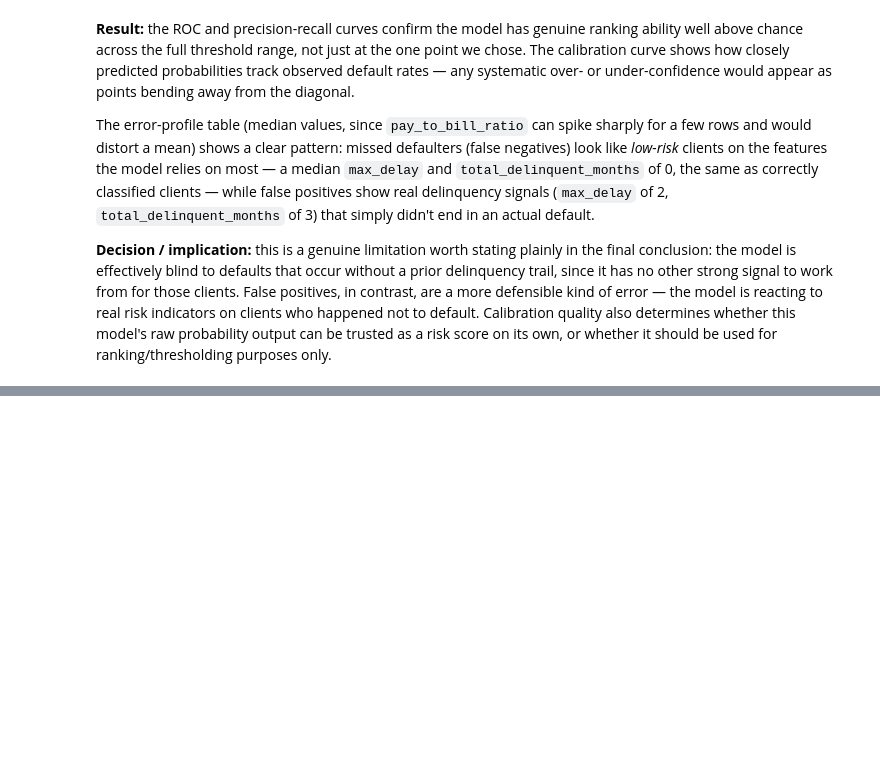
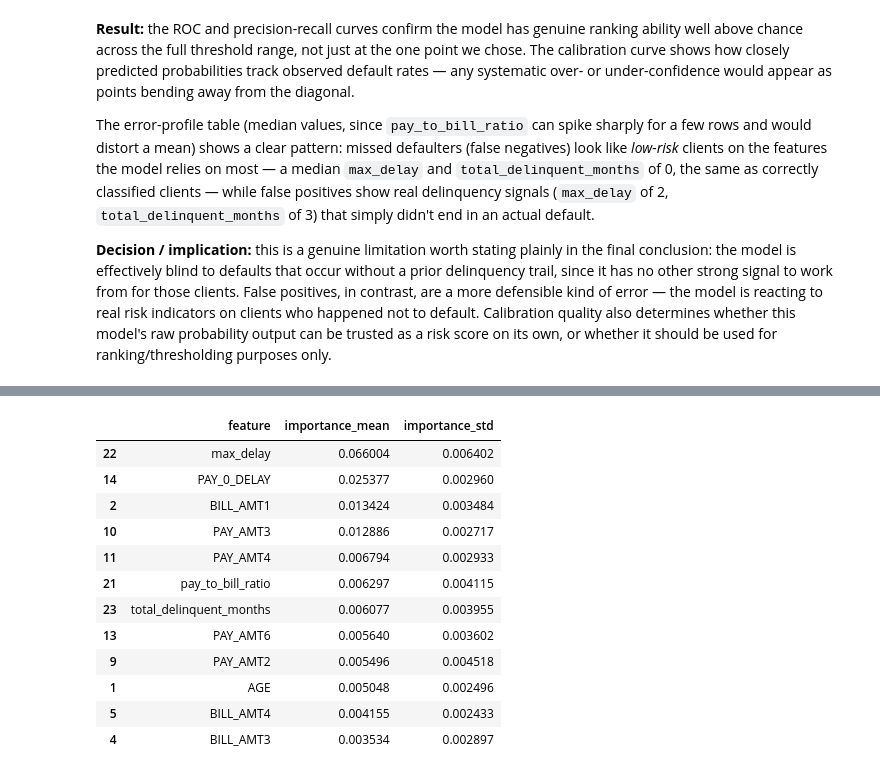
Before and after one commit to arielsharonferdinandus/Credit-Card-Clients-Risk-Prediction, a Jupyter notebook: Main.ipynb, the cells around one changed output, grey strips where cells are left out. Cells and saved outputs as stored; diff of their text form; code cells hidden in the pictures; blank space fills up the shorter version.

```diff
--- a/Main.ipynb
+++ b/Main.ipynb
@@ -2427,0 +2428,26 @@ Not yet implemented: feature importance and the final conclusion. These will be
+# %%
+from sklearn.inspection import permutation_importance
+
+perm_result = permutation_importance(selected_model, X_test, y_test, scoring="f1",
+                                      n_repeats=10, random_state=RANDOM_STATE, n_jobs=-1)
+
+perm_importance_table = pd.DataFrame({
+    "feature": X_test.columns,
+    "importance_mean": perm_result.importances_mean,
+    "importance_std": perm_result.importances_std,
+}).sort_values("importance_mean", ascending=False)
+perm_importance_table.head(12)
+# %% [output]
+|  | feature | importance_mean | importance_std |
+| 22 | max_delay | 0.066004 | 0.006402 |
+| 14 | PAY_0_DELAY | 0.025377 | 0.002960 |
+| 2 | BILL_AMT1 | 0.013424 | 0.003484 |
+| 10 | PAY_AMT3 | 0.012886 | 0.002717 |
+| 11 | PAY_AMT4 | 0.006794 | 0.002933 |
+| 21 | pay_to_bill_ratio | 0.006297 | 0.004115 |
+| 23 | total_delinquent_months | 0.006077 | 0.003955 |
+| 13 | PAY_AMT6 | 0.005640 | 0.003602 |
+| 9 | PAY_AMT2 | 0.005496 | 0.004518 |
+| 1 | AGE | 0.005048 | 0.002496 |
+| 5 | BILL_AMT4 | 0.004155 | 0.002433 |
+| 4 | BILL_AMT3 | 0.003534 | 0.002897 |
```
Also changed, not shown: parts of 8 cells of this notebook.
